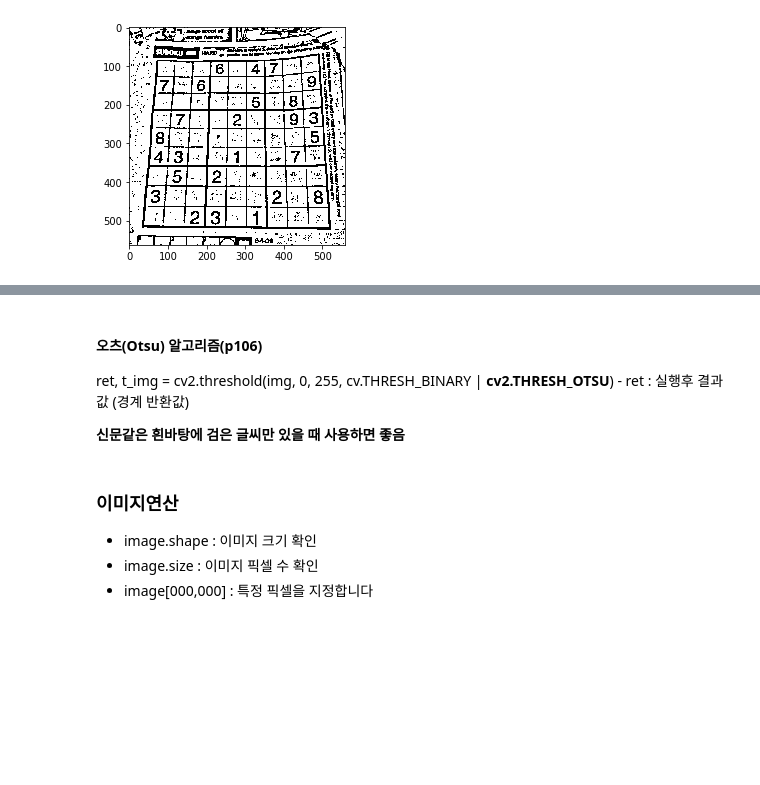
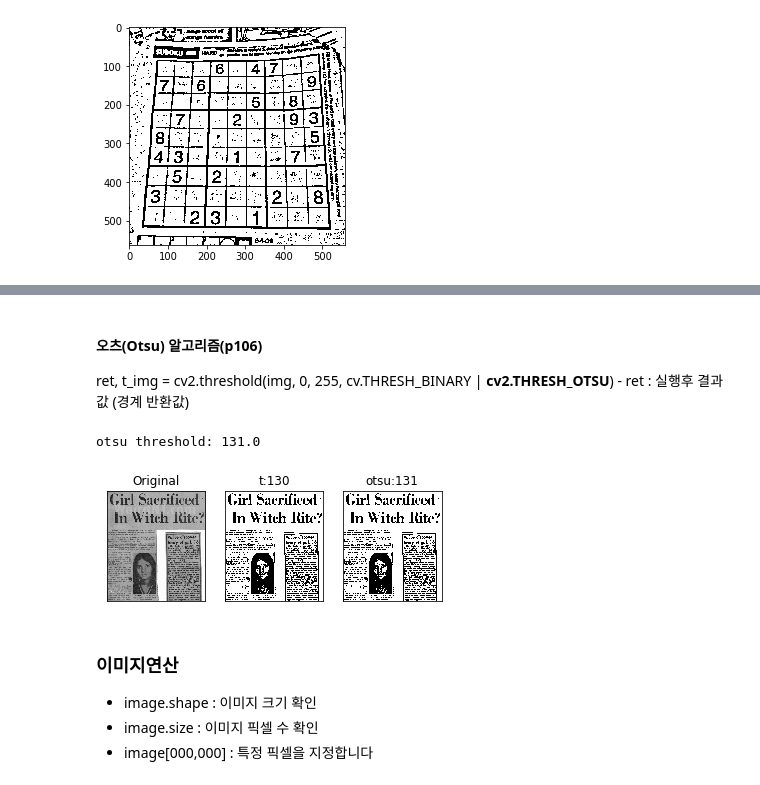
Before and after one commit to moonseokho85/TIL, a Jupyter notebook: A.I/07_OpenCV/Open CV_Image Processing.ipynb, the cells around one changed output, grey strips where cells are left out. Drawn from its saved outputs; the diff is of its cells as text; code cells hidden in the pictures; blank space fills up the shorter version.

Commit message:
modify Image Processing.ipynb

```diff
--- a/A.I/07_OpenCV/Open CV_Image Processing.ipynb
+++ b/A.I/07_OpenCV/Open CV_Image Processing.ipynb
@@ -262,0 +272,21 @@ yellow:  [[[ 30 255 255]]]
+# %%
+import cv2
+import matplotlib.pyplot as plt
+
+img = cv2.imread('img/man_face.jpg', cv2.IMREAD_GRAYSCALE)
+
+imgs = []
+ret, t_bin = cv2.threshold(img, 127, 255, cv2.THRESH_BINARY)
+ret, t_bininv = cv2.threshold(img, 127, 255, cv2.THRESH_BINARY_INV)
+ret, t_truc = cv2.threshold(img, 127, 255, cv2.THRESH_TRUNC)
+ret, t_2zr = cv2.threshold(img, 127, 255, cv2.THRESH_TOZERO)
+ret, t_2zrinv = cv2.threshold(img, 127, 255, cv2.THRESH_TOZERO_INV)
+imgs.append(t_bin)
+imgs.append(t_bininv)
+imgs.append(t_truc)
+imgs.append(t_2zr)
+imgs.append(t_2zrinv)
+
+for i in imgs:
+    plt.imshow(cv2.cvtColor(i, cv2.COLOR_GRAY2RGB))
+    plt.show()
@@ -316,8 +333,31 @@ plt.show()
 #### 오츠(Otsu) 알고리즘(p106)
 ret, t_img = cv2.threshold(img, 0, 255, cv.THRESH_BINARY | **cv2.THRESH_OTSU**)
     - ret : 실행후 결과값 (경계 반환값)
-
-**신문같은 흰바탕에 검은 글씨만 있을 때 사용하면 좋음**
+# %%
+import cv2
+import numpy as np
+import matplotlib.pylab as plt
+
+# 이미지를 그레이 스케일로 읽기
+img = cv2.imread('img/scaned_paper.jpg', cv2.IMREAD_GRAYSCALE)
+# 경계 값을 130으로 지정  ---①
+_, t_130 = cv2.threshold(img, 130, 255, cv2.THRESH_BINARY)
+# 경계 값을 지정하지 않고 OTSU 알고리즘 선택 ---②
+t, t_otsu = cv2.threshold(img, -1, 255,  cv2.THRESH_BINARY | cv2.THRESH_OTSU)
+print('otsu threshold:', t)                 # Otsu 알고리즘으로 선택된 경계 값(ret) 출력
+
+imgs = {'Original': img, 't:130':t_130, 'otsu:%d'%t: t_otsu}
+#enumerate : 튜플형태로 인덱스번호와 원소를 같이 출력
+for i , (key, value) in enumerate(imgs.items()):
+    plt.subplot(1, 3, i+1)
+    plt.title(key)
+    plt.imshow(value, cmap='gray')
+    plt.xticks([]); plt.yticks([])
+
+plt.show()
+# %% [output]
+otsu threshold: 131.0
+[figure, added]
 # %% [markdown]
 ### 이미지연산
 * image.shape : 이미지 크기 확인
```
Also changed, not shown: parts of 72 cells of this notebook.
